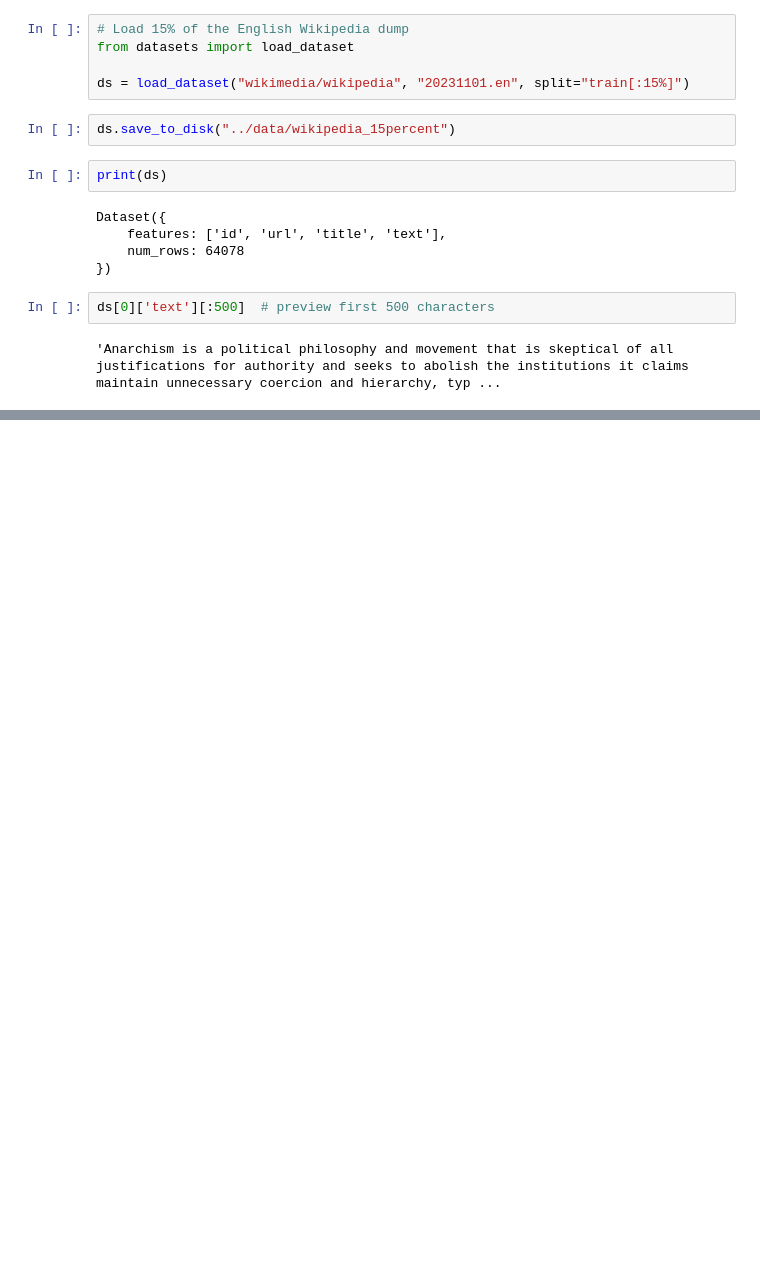
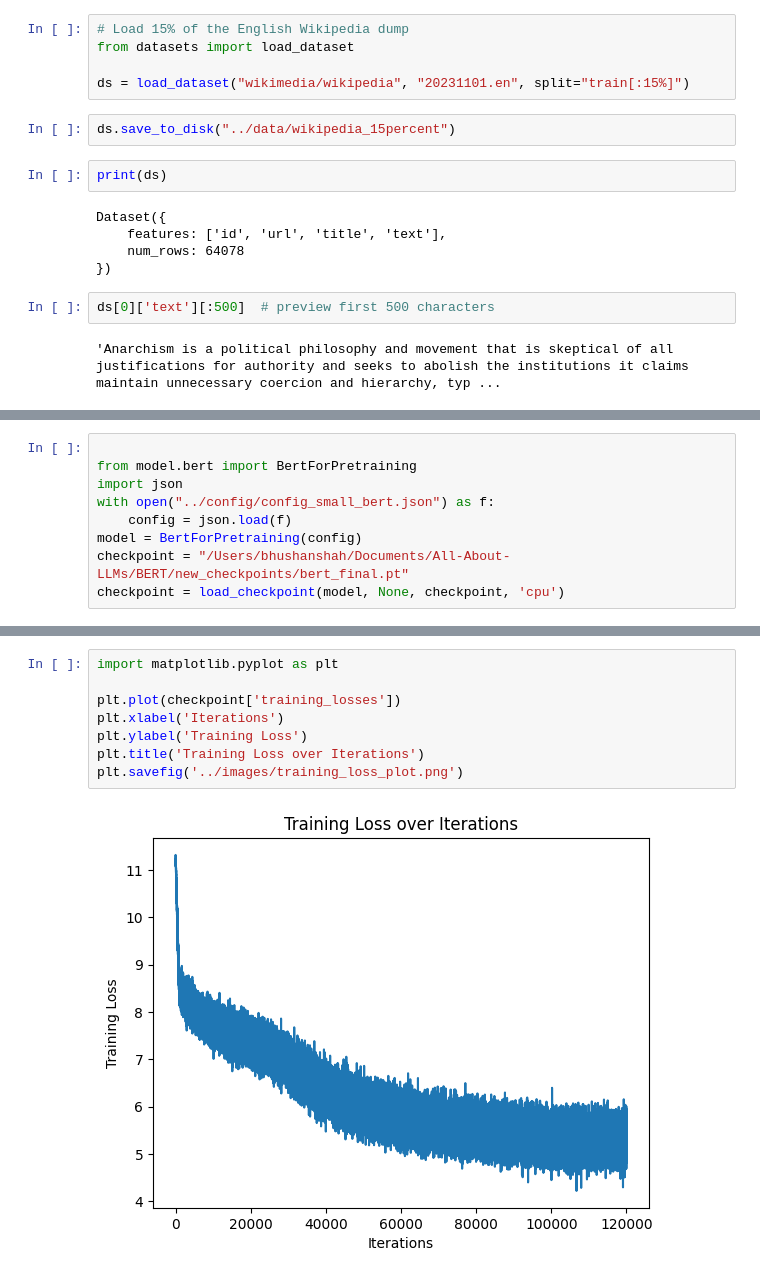
Before and after one commit to bhushansshah/All-About-LLMs, a Jupyter notebook: BERT/notebooks/dataset.ipynb, the cells around one changed output, grey strips where cells are left out. Saved outputs shown, nothing was run; the diff lists cells and outputs as text; blank space fills up the shorter version.

Commit message:
Adding bert evaluation and readme.md

```diff
--- a/BERT/notebooks/dataset.ipynb
+++ b/BERT/notebooks/dataset.ipynb
@@ -20,0 +26,9 @@ ds[0]['text'][:500]  # preview first 500 characters
+# %%
+
+from model.bert import BertForPretraining
+import json
+with open("../config/config_small_bert.json") as f:
+    config = json.load(f)
+model = BertForPretraining(config)
+checkpoint = "/Users/bhushanshah/Documents/All-About-LLMs/BERT/new_checkpoints/bert_final.pt"
+checkpoint = load_checkpoint(model, None, checkpoint, 'cpu')
@@ -20,0 +59,10 @@ ds[0]['text'][:500]  # preview first 500 characters
+# %%
+import matplotlib.pyplot as plt
+
+plt.plot(checkpoint['training_losses'])
+plt.xlabel('Iterations')
+plt.ylabel('Training Loss')
+plt.title('Training Loss over Iterations')
+plt.savefig('../images/training_loss_plot.png')
+# %% [output]
+[figure, added]
```
Also changed, not shown: parts of 4 cells of this notebook, 4 other files.
